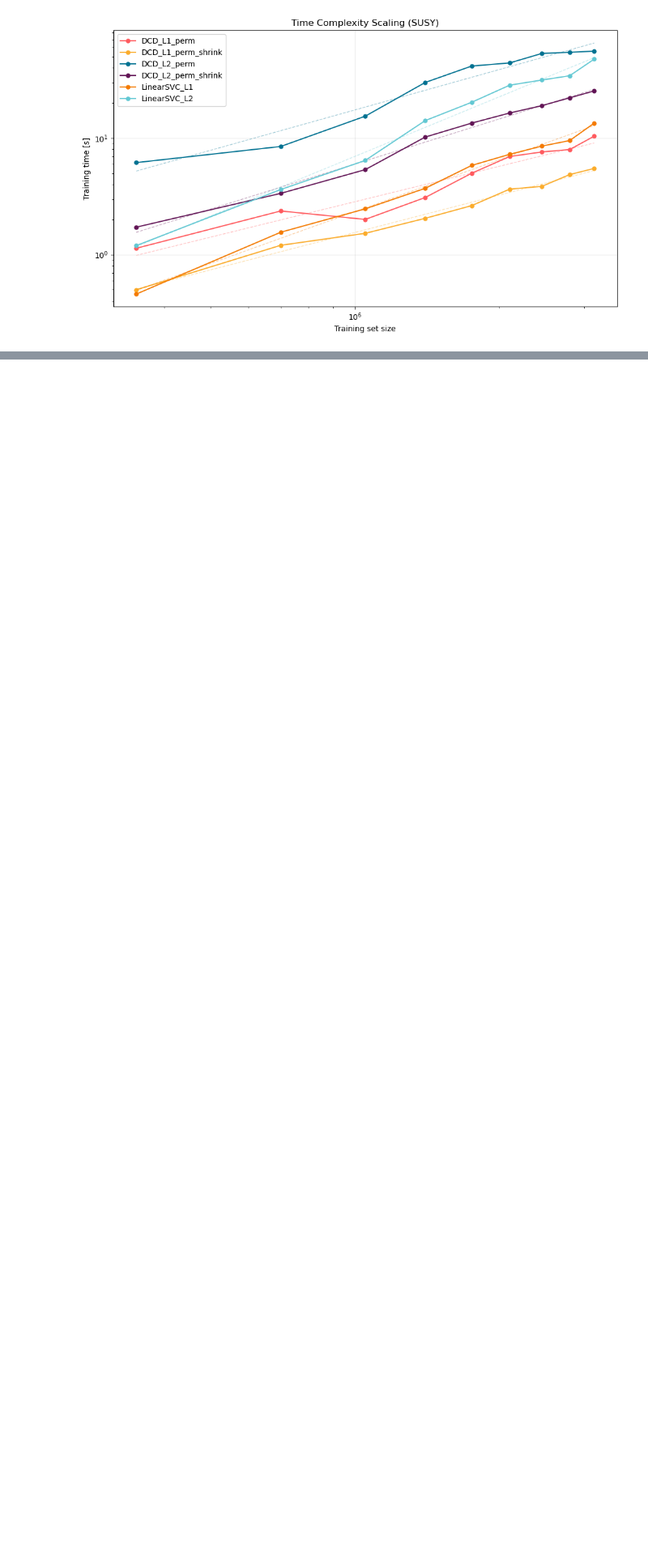
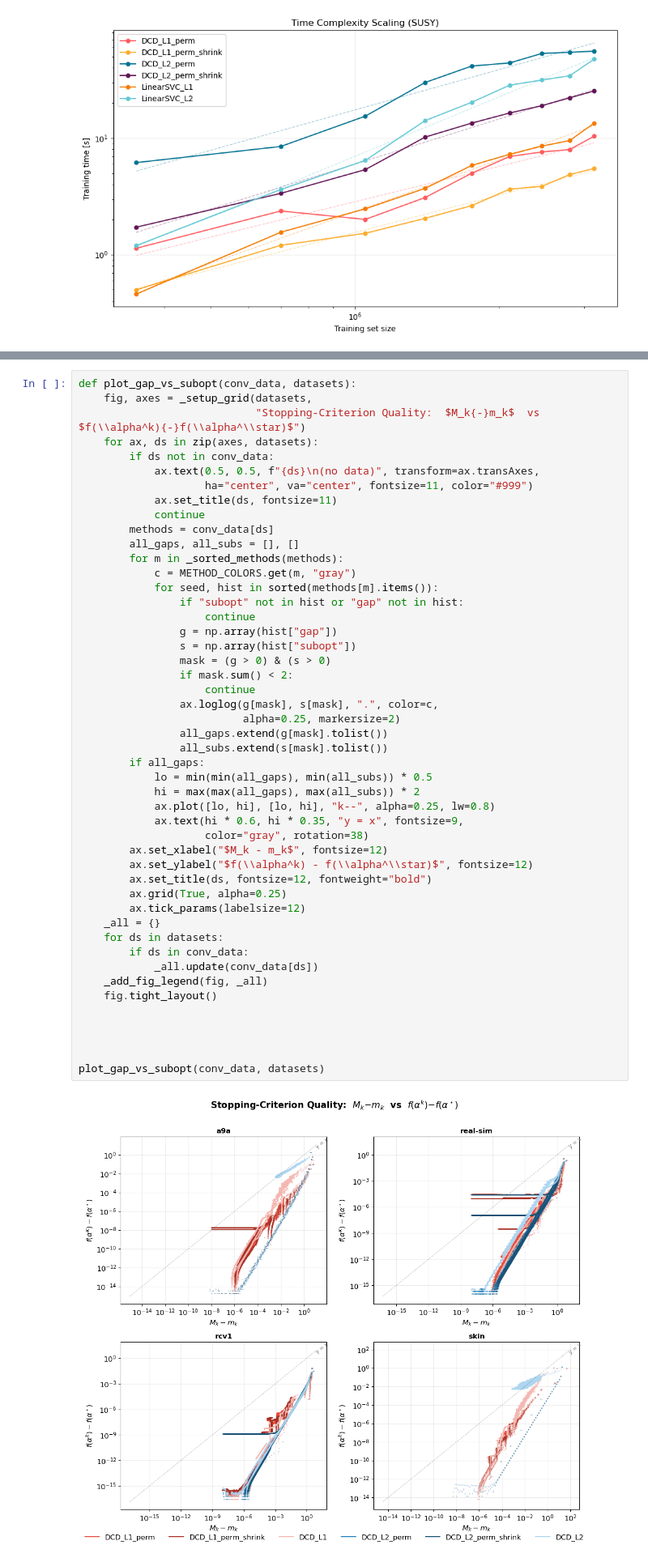
Before and after one commit to xxkaro/CoordinateDescentforDualSVM, a Jupyter notebook: code/visualisations.ipynb, the cells around one changed output, grey strips where cells are left out. Shown at 81% size. Drawn from its saved outputs; the diff is of its cells as text; blank space fills up the shorter version.

```diff
--- a/code/visualisations.ipynb
+++ b/code/visualisations.ipynb
@@ -400,0 +667,50 @@ plt.show()
+# %%
+def plot_gap_vs_subopt(conv_data, datasets):
+    fig, axes = _setup_grid(datasets,
+                            "Stopping-Criterion Quality:  $M_k{-}m_k$  vs  $f(\\alpha^k){-}f(\\alpha^\\star)$")
+    for ax, ds in zip(axes, datasets):
+        if ds not in conv_data:
+            ax.text(0.5, 0.5, f"{ds}\n(no data)", transform=ax.transAxes,
+                    ha="center", va="center", fontsize=11, color="#999")
+            ax.set_title(ds, fontsize=11)
+            continue
+        methods = conv_data[ds]
+        all_gaps, all_subs = [], []
+        for m in _sorted_methods(methods):
+            c = METHOD_COLORS.get(m, "gray")
+            for seed, hist in sorted(methods[m].items()):
+                if "subopt" not in hist or "gap" not in hist:
+                    continue
+                g = np.array(hist["gap"])
+                s = np.array(hist["subopt"])
+                mask = (g > 0) & (s > 0)
+                if mask.sum() < 2:
+                    continue
+                ax.loglog(g[mask], s[mask], ".", color=c,
+                          alpha=0.25, markersize=2)
+                all_gaps.extend(g[mask].tolist())
+                all_subs.extend(s[mask].tolist())
+        if all_gaps:
+            lo = min(min(all_gaps), min(all_subs)) * 0.5
+            hi = max(max(all_gaps), max(all_subs)) * 2
+            ax.plot([lo, hi], [lo, hi], "k--", alpha=0.25, lw=0.8)
+            ax.text(hi * 0.6, hi * 0.35, "y = x", fontsize=9,
+                    color="gray", rotation=38)
+        ax.set_xlabel("$M_k - m_k$", fontsize=12)
+        ax.set_ylabel("$f(\\alpha^k) - f(\\alpha^\\star)$", fontsize=12)
+        ax.set_title(ds, fontsize=12, fontweight="bold")
+        ax.grid(True, alpha=0.25)
+        ax.tick_params(labelsize=12)
+    _all = {}
+    for ds in datasets:
+        if ds in conv_data:
+            _all.update(conv_data[ds])
+    _add_fig_legend(fig, _all)
+    fig.tight_layout()
+
+
+
+
+plot_gap_vs_subopt(conv_data, datasets)
+# %% [output]
+[figure, added]
```
Also changed, not shown: parts of 8 cells of this notebook, 3 other files.
